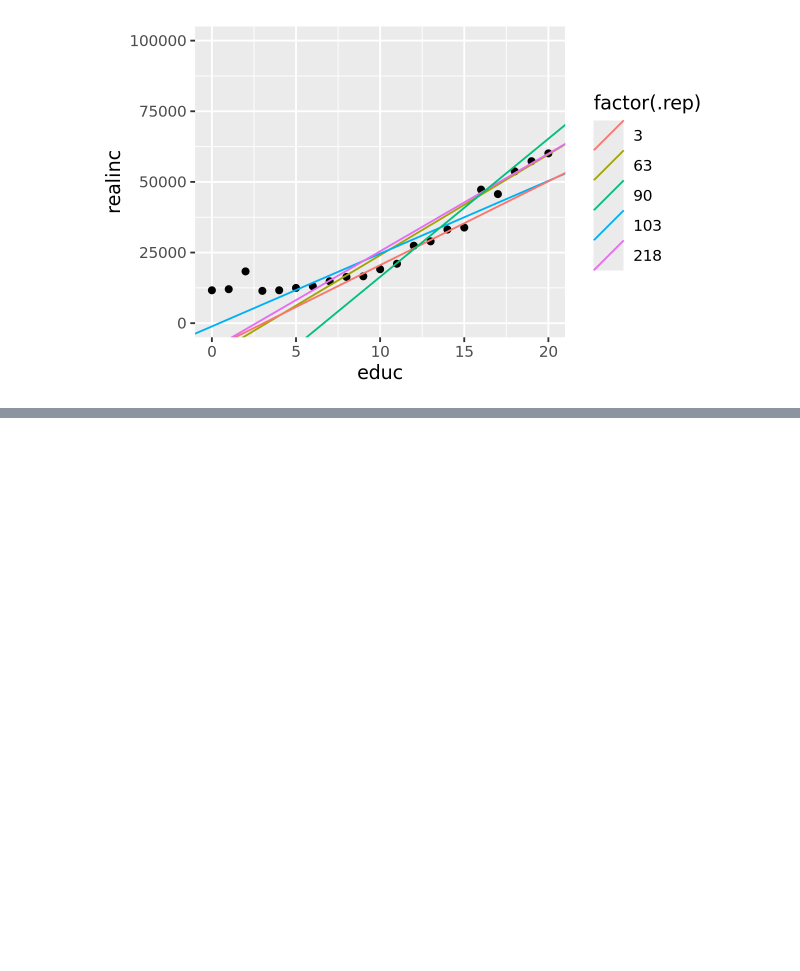
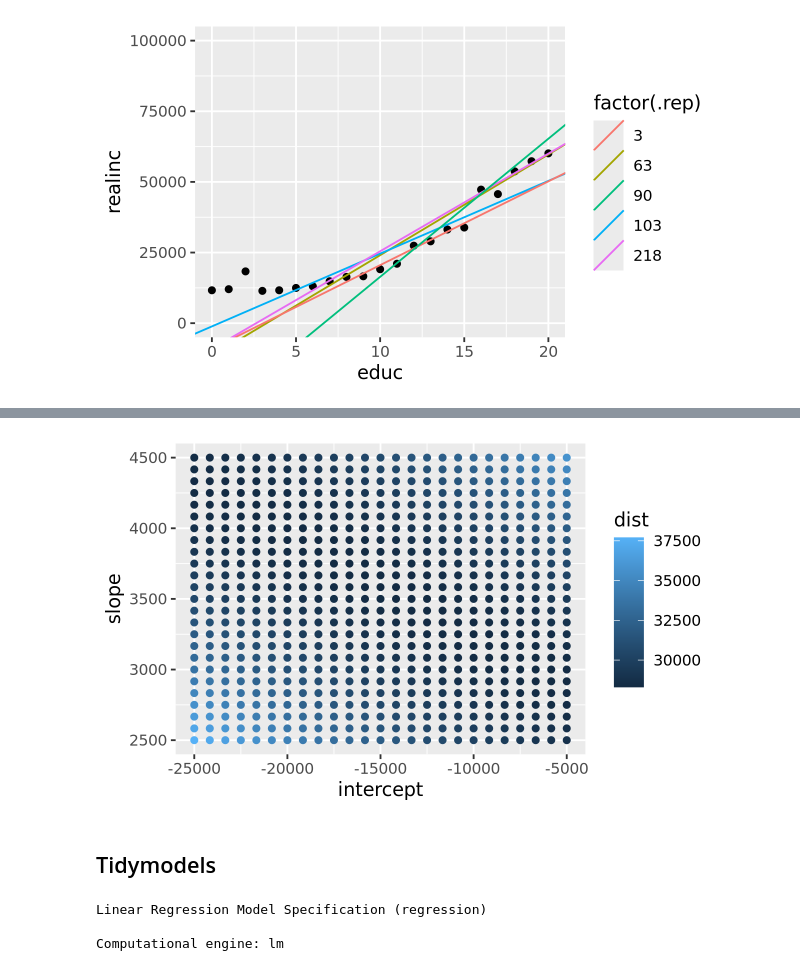
Before and after one commit to chuckpr/codespace, a Jupyter notebook: notebooks/model-basics.ipynb, the cells around one changed output, grey strips where cells are left out. Cells and saved outputs as stored; diff of their text form; code cells hidden in the pictures; blank space fills up the shorter version.

```diff
--- a/notebooks/model-basics.ipynb
+++ b/notebooks/model-basics.ipynb
@@ -128,0 +215,14 @@ Warning message:
+# %%
+ggplot(grid, aes(x = intercept, y = slope, color = dist)) + geom_point()
+# %% [output]
+[figure, added]
+# %% [markdown]
+## Tidymodels
+# %%
+mod = linear_reg()
+
+mod
+# %% [output]
+Linear Regression Model Specification (regression)
+
+Computational engine: lm
```
Also changed, not shown: parts of 17 cells of this notebook.
